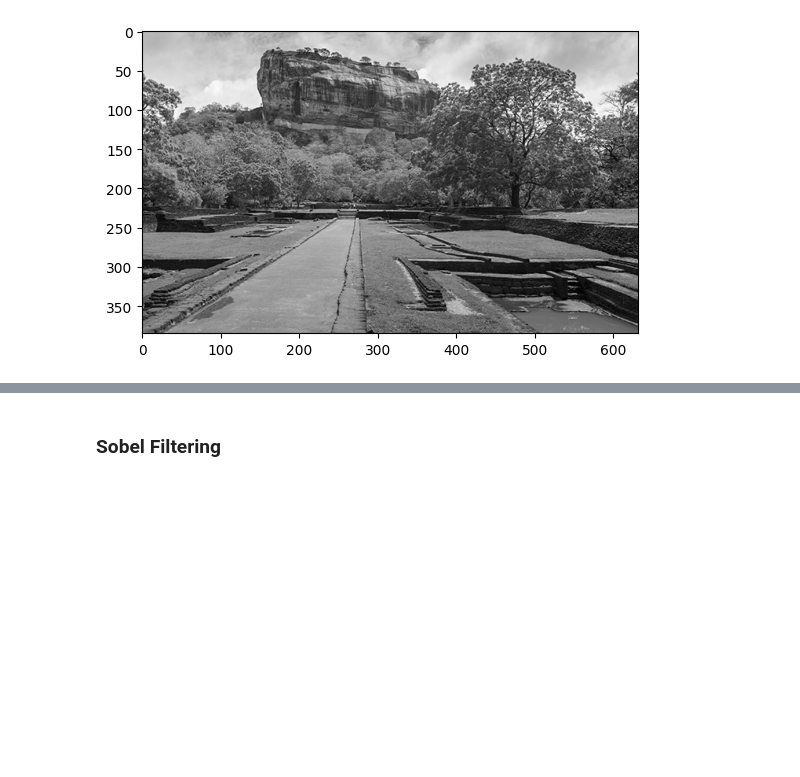
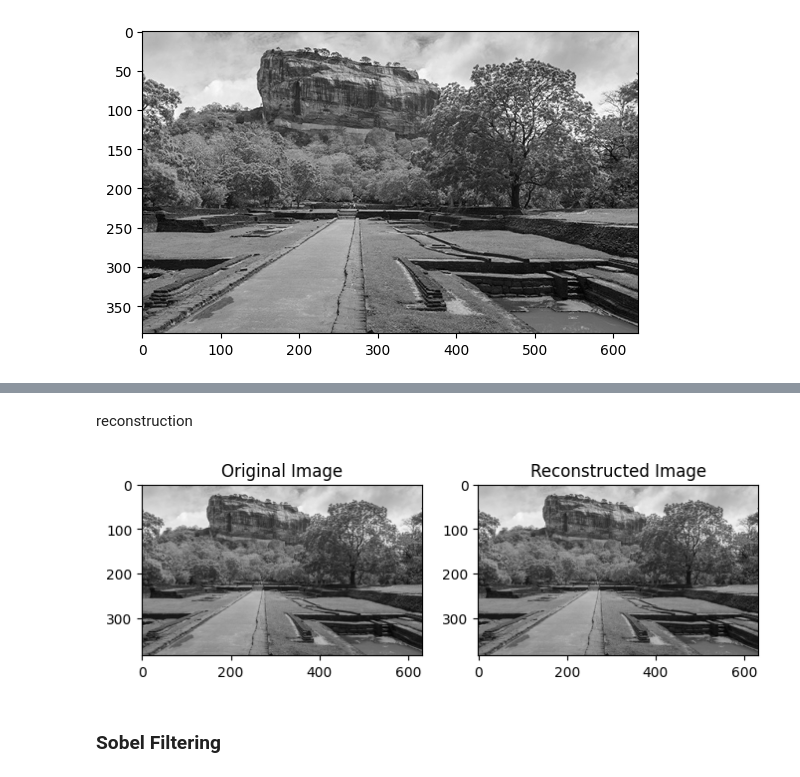
Before and after one commit to nadunnr/EN3160-Image-Processing-and-Machine-Vision, a Jupyter notebook: 03_spatial_filtering.ipynb, the cells around one changed output, grey strips where cells are left out. Cells and saved outputs as stored; diff of their text form; code cells hidden in the pictures; blank space fills up the shorter version.

```diff
--- a/03_spatial_filtering.ipynb
+++ b/03_spatial_filtering.ipynb
@@ -32,3 +38,19 @@ plt.show()
+# %% [markdown]
+reconstruction
+# %%
+reconstructed_im = cv.add(averaged_img, high_freq_img)
+
+fig, ax = plt.subplots(1, 2, figsize=(8,4))
+
+ax[0].imshow(image, cmap='gray')
+ax[0].set_title('Original Image')
+
+ax[1].imshow(reconstructed_im, cmap='gray')
+ax[1].set_title('Reconstructed Image')
+
+plt.show()
+# %% [output]
+[figure, added]
 # %% [markdown]
 ### Sobel Filtering
 # %%
```
Also changed, not shown: parts of 3 cells of this notebook.
